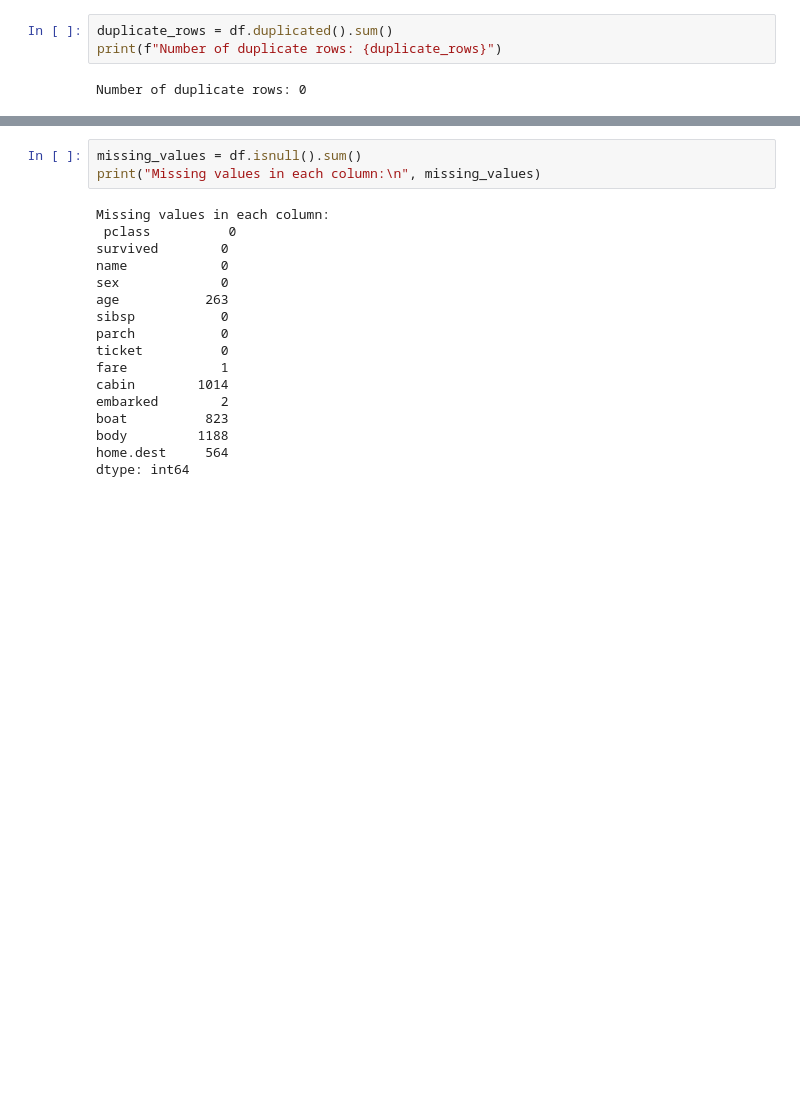
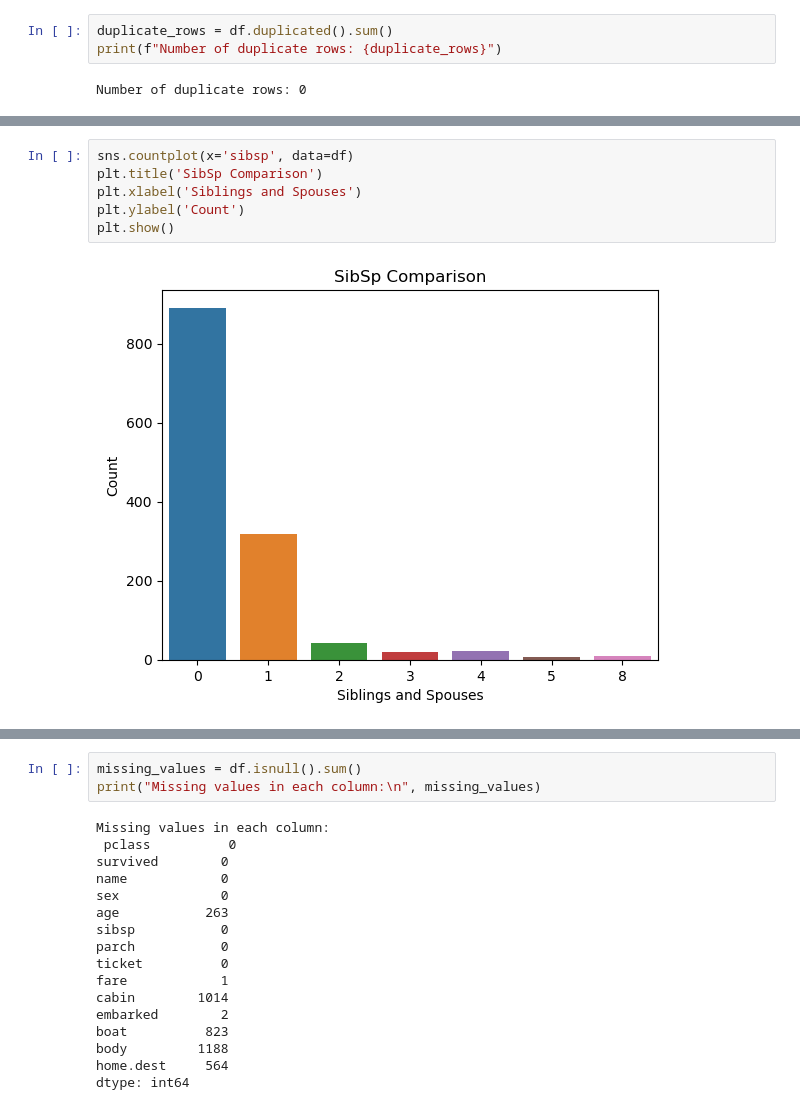
Before and after one commit to GoncaloMatias1/AI-Project_2, a Jupyter notebook: Project-2/src/titanic_analysis.ipynb, the cells around one changed output, grey strips where cells are left out. Cells and saved outputs as stored; diff of their text form; blank space fills up the shorter version.

```diff
--- a/Project-2/src/titanic_analysis.ipynb
+++ b/Project-2/src/titanic_analysis.ipynb
@@ -147,0 +192,8 @@ Number of duplicate rows: 0
+# %%
+sns.countplot(x='sibsp', data=df)
+plt.title('SibSp Comparison')
+plt.xlabel('Siblings and Spouses')
+plt.ylabel('Count')
+plt.show()
+# %% [output]
+[figure, added]
```
Also changed, not shown: parts of 12 cells of this notebook.
